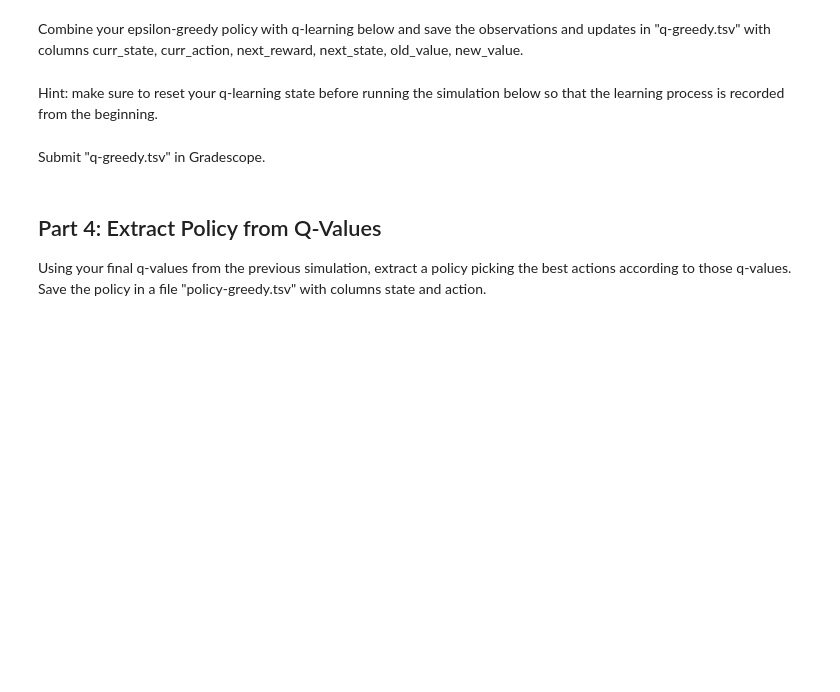
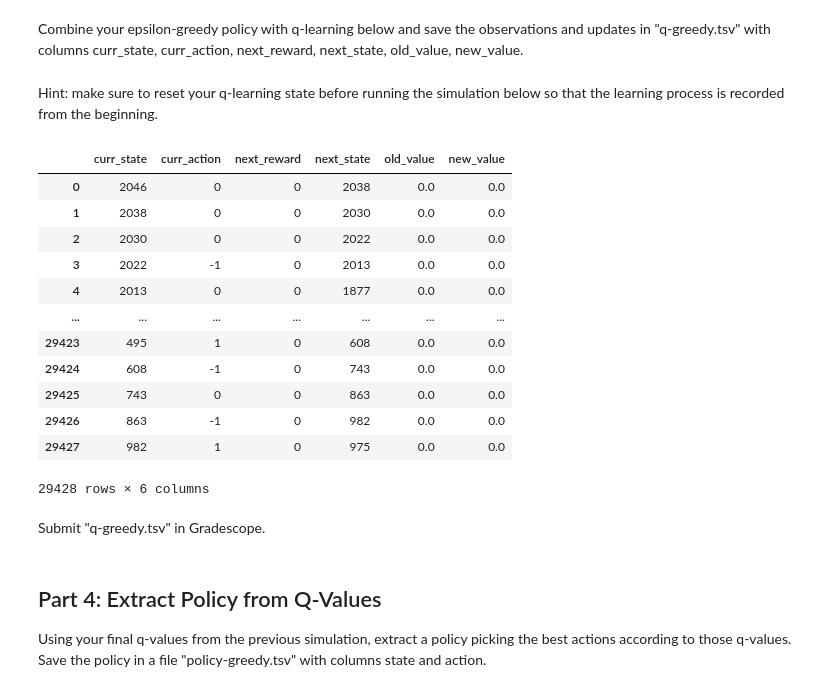
Before and after one commit to calebhadley1/AI_in_the_Field_Coursework, a Jupyter notebook: Week 8/project.ipynb, the cells around one changed output. Cells and saved outputs as stored; diff of their text form; code cells hidden in the pictures; blank space fills up the shorter version.

```diff
--- a/Week 8/project.ipynb
+++ b/Week 8/project.ipynb
@@ -275,0 +270,8 @@ def epsilon_greedy_policy(state, actions):
+# %%
+# Reset q_table
+q_table = pd.DataFrame([
+    {'state': state, 'action': action, 'q_value': 0.0}
+    for state in range(n_states)
+    for action in actions
+])
+q_table
@@ -278,7 +317,7 @@ Combine your epsilon-greedy policy with q-learning below and save the observatio
 # %% [markdown]
 Hint: make sure to reset your q-learning state before running the simulation below so that the learning process is recorded from the beginning.
 # %%
-# YOUR CHANGES HERE
+q_greedy = []
 
 for episode in range(32):
     for (curr_state, curr_action, next_reward, next_state) in simulator.rollout_policy(epsilon_greedy_policy, max_steps=1024):
@@ -288,6 +327,51 @@ for episode in range(32):
             # moving to terminal state
             break
 
-        pass
+        # We need to find what the old q_value was for the current action
+        old_q_value = q_table[
+            (q_table['state'] == curr_state) &
+            (q_table['action'] == curr_action)
+        ]['q_value'].item()
+
+        # Get largest q_value in next state
+        next_state_rows = q_table['state'] == next_state
+        max_next_q_value = q_table.loc[next_state_rows, 'q_value'].max()
+
+        # Calculate new q_value
+        new_q_value = old_q_value + alpha * (
+            next_reward + gamma * max_next_q_value - old_q_value
+        )
+
+        # Update q_table
+        q_table.loc[(
+            (q_table['state'] == curr_state) &
+            (q_table['action'] == curr_action)
+        ), 'q_value'] = new_q_value
+
+        q_greedy.append({
+            'curr_state': curr_state,
+            'curr_action': curr_action,
+            'next_reward': next_reward,
+            'next_state': next_state,
+            'old_value': old_q_value,
+            'new_value': new_q_value
+        })
+# %%
+q_greedy_df = pd.DataFrame(q_greedy)
+q_greedy_df
+# %% [output]
+|  | curr_state | curr_action | next_reward | next_state | old_value | new_value |
+| 0 | 2046 | 0 | 0 | 2038 | 0.0 | 0.0 |
+| 1 | 2038 | 0 | 0 | 2030 | 0.0 | 0.0 |
+| 2 | 2030 | 0 | 0 | 2022 | 0.0 | 0.0 |
+| 3 | 2022 | -1 | 0 | 2013 | 0.0 | 0.0 |
+| 4 | 2013 | 0 | 0 | 1877 | 0.0 | 0.0 |
+| ... | ... | ... | ... | ... | ... | ... |
+| 29423 | 495 | 1 | 0 | 608 | 0.0 | 0.0 |
+| 29424 | 608 | -1 | 0 | 743 | 0.0 | 0.0 |
+| 29425 | 743 | 0 | 0 | 863 | 0.0 | 0.0 |
+| 29426 | 863 | -1 | 0 | 982 | 0.0 | 0.0 |
+| 29427 | 982 | 1 | 0 | 975 | 0.0 | 0.0 |
+29428 rows × 6 columns
 # %% [markdown]
 Submit "q-greedy.tsv" in Gradescope.
```
Also changed, not shown: parts of 4 cells of this notebook, 1 other file.
